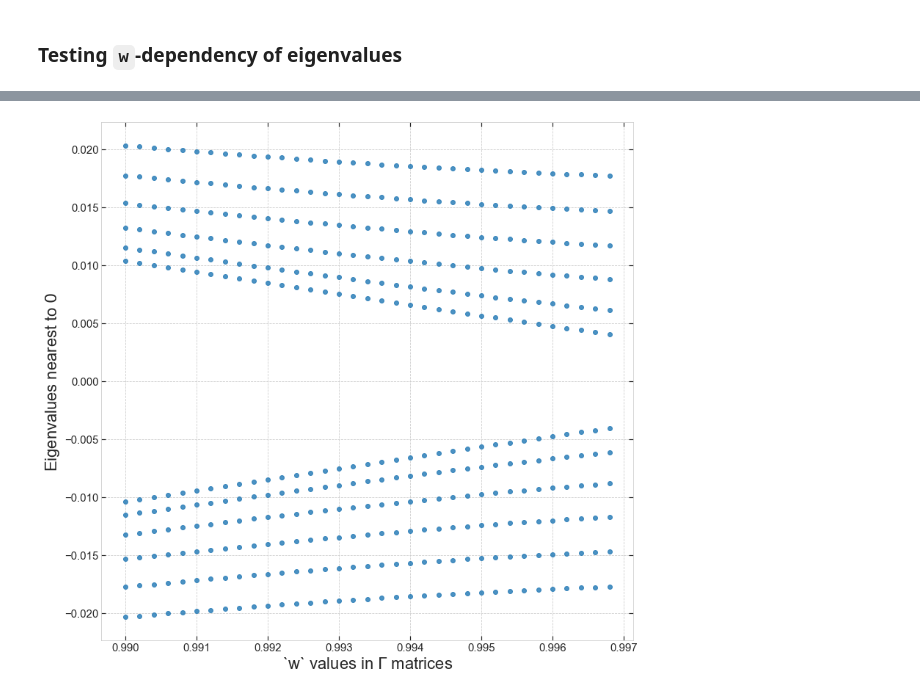
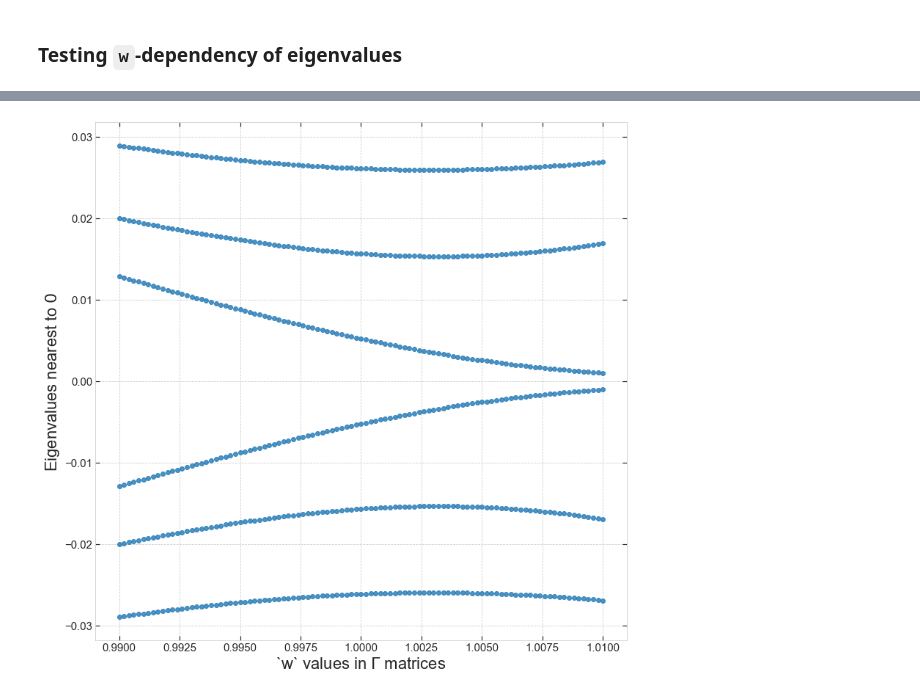
Before and after one commit to masterdesky/ELTE-phys-num-1-2020, a Jupyter notebook: pale/assignments/assignment_2/task_3.ipynb, the cells around one changed output, grey strips where cells are left out. Cells and saved outputs as stored; diff of their text form; code cells hidden in the pictures.

```diff
--- a/pale/assignments/assignment_2/task_3.ipynb
+++ b/pale/assignments/assignment_2/task_3.ipynb
@@ -209,22 +214,18 @@ plt.show()
 # %% [markdown]
 ### Testing `w`-dependency of eigenvalues
 # %%
+%%time
 # Constant parameters
 v = 1
-dim = 1000
+dim = 300
 
 # Varying parameter
 N = 101     # Number of w values checked
 w = np.linspace(0.99, 1.01, N)
 
 eigs = []
-
-for w_i in w:
-
-    sys.stdout.flush()
-    sys.stdout.write('\rCurrent `w` = {:.4f}'.format(w_i))
-
-    H = make_ham(v, w_i, dim)
-    eig_vals = linalg.eigsh(H, k=6, which='SM', return_eigenvectors=False)
-    eigs.append([w_i, eig_vals])
+for w_i in tqdm(w):
+  H = make_ham(v, w_i, dim)
+  eig_vals = linalg.eigsh(H, k=6, which='SM', return_eigenvectors=False)
+  eigs.append([w_i, eig_vals])
 # %% [output]
@@ -233,19 +234,19 @@ KeyboardInterrupt:
 # %%
 nrows = 1
 ncols = 1
-fig, axes = plt.subplots(nrows, ncols, figsize=(ncols*13, nrows*13))
+fig, ax = plt.subplots(nrows, ncols, figsize=(ncols*13, nrows*13))
 
 axislabelsize = 22
 axisticksize = 15
 
 for (w_i, eig) in eigs:
-    axes.scatter([w_i for _ in range(len(eig))], eig,
-                 color='C0', alpha=0.8)
+  ax.scatter([w_i for _ in range(len(eig))], eig,
+             color='C0', alpha=0.8)
 
-axes.set_xlabel('`w` values in $\Gamma$ matrices', fontsize=axislabelsize)
-axes.set_ylabel('Eigenvalues nearest to $0$', fontsize=axislabelsize)
-axes.tick_params(axis='both', which='major', labelsize=axisticksize)
+ax.set_xlabel('`w` values in $\Gamma$ matrices', fontsize=axislabelsize)
+ax.set_ylabel('Eigenvalues nearest to $0$', fontsize=axislabelsize)
+ax.tick_params(axis='both', which='major', labelsize=axisticksize)
 
 plt.show()
 # %% [output]
-[figure, old version]
+[figure, new version]
```
Also changed, not shown: parts of 4 cells of this notebook.
